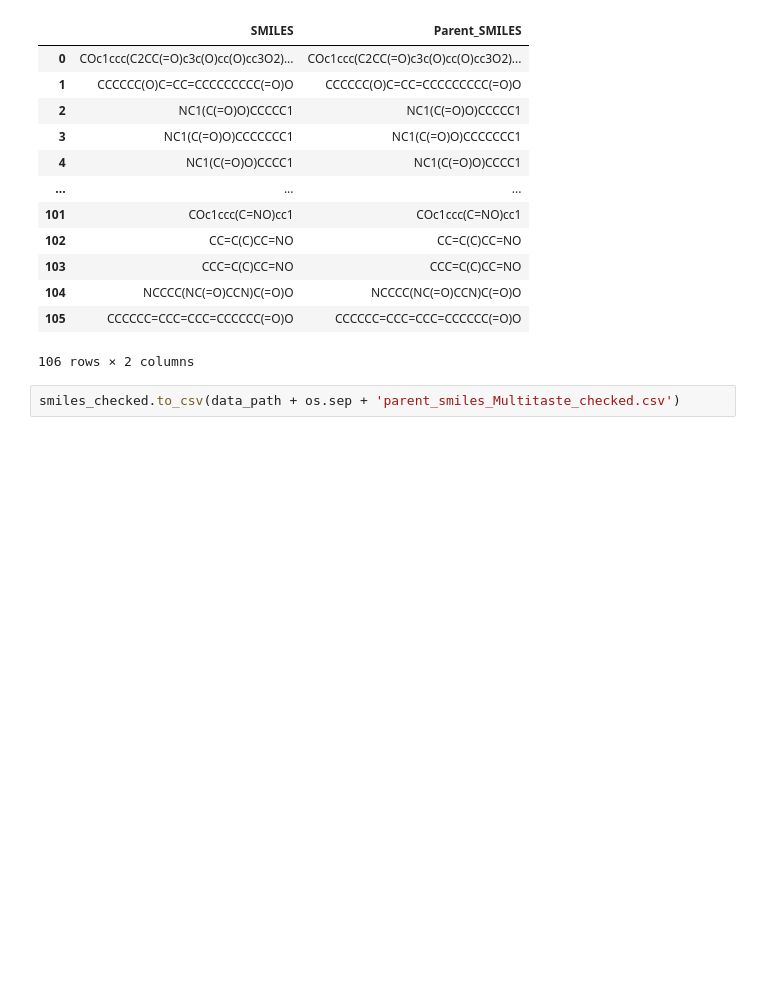
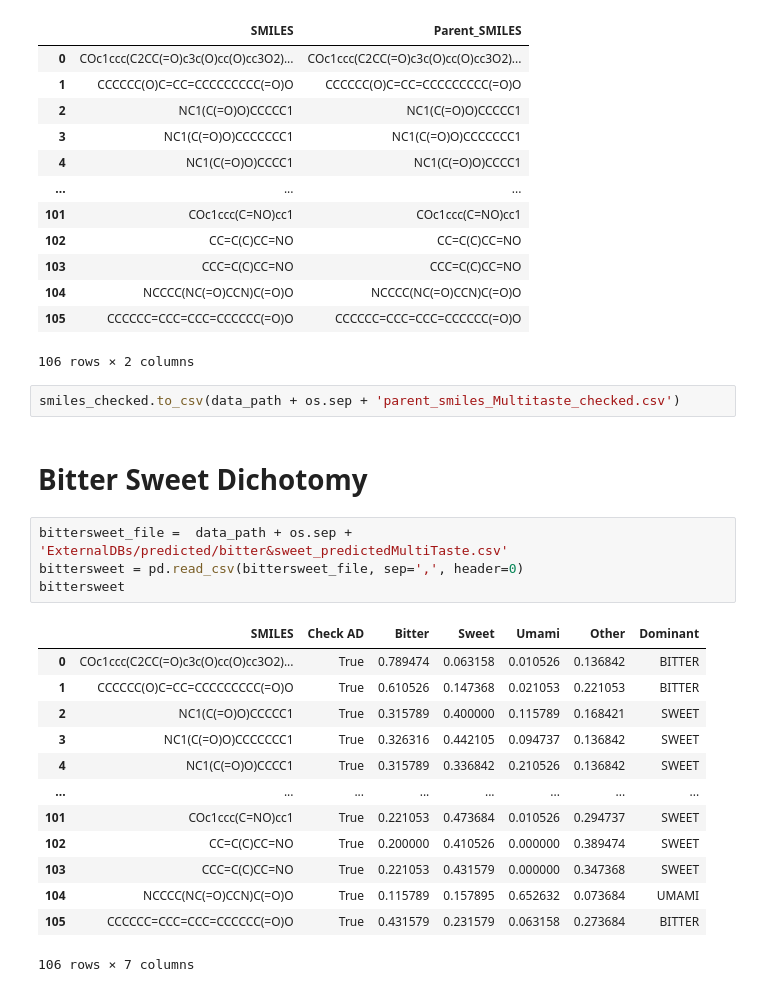
Before and after one commit to lorenzopallante/VirtuousMultiTaste, a Jupyter notebook: notebook/test.ipynb, the cells around one changed output. Drawn from its saved outputs; the diff is of its cells as text; blank space fills up the shorter version.

```diff
--- a/notebook/test.ipynb
+++ b/notebook/test.ipynb
@@ -454,3 +454,23 @@ smiles_checked
 106 rows × 2 columns
 # %%
 smiles_checked.to_csv(data_path + os.sep + 'parent_smiles_Multitaste_checked.csv')
+# %% [markdown]
+# Bitter Sweet Dichotomy
+# %%
+bittersweet_file =  data_path + os.sep + 'ExternalDBs/predicted/bitter&sweet_predictedMultiTaste.csv'
+bittersweet = pd.read_csv(bittersweet_file, sep=',', header=0)
+bittersweet
+# %% [output]
+|  | SMILES | Check AD | Bitter | Sweet | Umami | Other | Dominant |
+| 0 | COc1ccc(C2CC(=O)c3c(O)cc(O)cc3O2)... | True | 0.789474 | 0.063158 | 0.010526 | 0.136842 | BITTER |
+| 1 | CCCCCC(O)C=CC=CCCCCCCCC(=O)O | True | 0.610526 | 0.147368 | 0.021053 | 0.221053 | BITTER |
+| 2 | NC1(C(=O)O)CCCCC1 | True | 0.315789 | 0.400000 | 0.115789 | 0.168421 | SWEET |
+| 3 | NC1(C(=O)O)CCCCCCC1 | True | 0.326316 | 0.442105 | 0.094737 | 0.136842 | SWEET |
+| 4 | NC1(C(=O)O)CCCC1 | True | 0.315789 | 0.336842 | 0.210526 | 0.136842 | SWEET |
+| ... | ... | ... | ... | ... | ... | ... | ... |
+| 101 | COc1ccc(C=NO)cc1 | True | 0.221053 | 0.473684 | 0.010526 | 0.294737 | SWEET |
+| 102 | CC=C(C)CC=NO | True | 0.200000 | 0.410526 | 0.000000 | 0.389474 | SWEET |
+| 103 | CCC=C(C)CC=NO | True | 0.221053 | 0.431579 | 0.000000 | 0.347368 | SWEET |
+| 104 | NCCCC(NC(=O)CCN)C(=O)O | True | 0.115789 | 0.157895 | 0.652632 | 0.073684 | UMAMI |
+| 105 | CCCCCC=CCC=CCC=CCCCCC(=O)O | True | 0.431579 | 0.231579 | 0.063158 | 0.273684 | BITTER |
+106 rows × 7 columns
```
Also changed, not shown: parts of 4 cells of this notebook, 4 other files.
